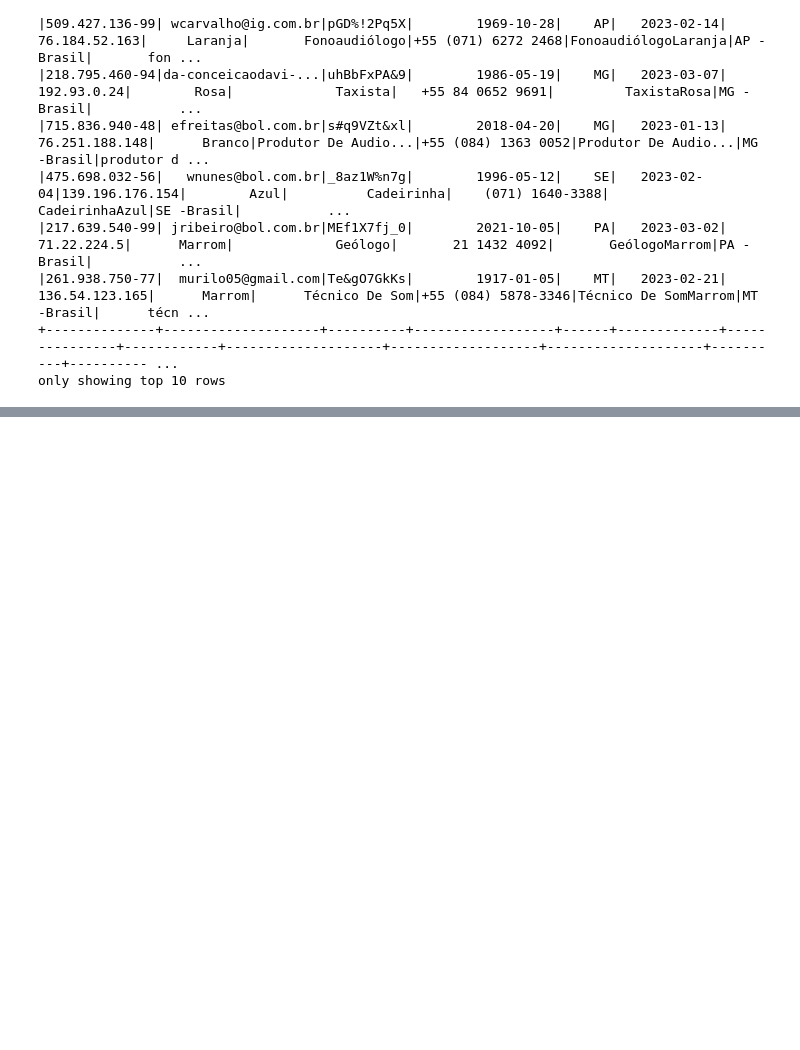
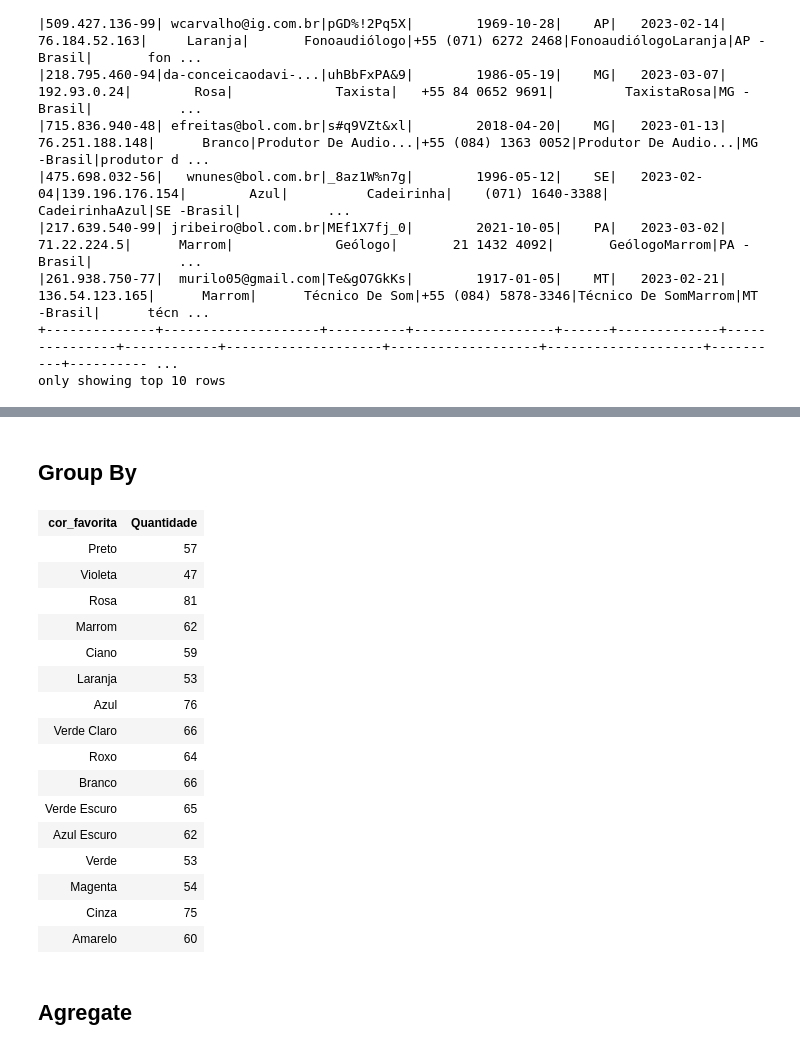
Before and after one commit to tiagomartins03/BigData, a Jupyter notebook: ApacheSpark_Course01/SparkFuntions.ipynb, the cells around one changed output, grey strips where cells are left out. Saved outputs shown, nothing was run; the diff lists cells and outputs as text; code cells hidden in the pictures; blank space fills up the shorter version.

```diff
--- a/ApacheSpark_Course01/SparkFuntions.ipynb
+++ b/ApacheSpark_Course01/SparkFuntions.ipynb
@@ -220,0 +304,2 @@ only showing top 10 rows
+# %%
+dfDM = spark.read.parquet('C:\\Users\\User\\Desktop\\BigData\\BigData-1\\ApacheSpark_Course01\\databases\\LOGINS.parquet')
@@ -220,0 +326,30 @@ only showing top 10 rows
+# %% [markdown]
+## Group By
+# %%
+(
+dfDM
+.groupBy('cor_favorita')
+.agg(F.count('cor_favorita').alias('Quantidade'))
+
+
+ )
+# %% [output]
+| cor_favorita | Quantidade |
+| Preto | 57 |
+| Violeta | 47 |
+| Rosa | 81 |
+| Marrom | 62 |
+| Ciano | 59 |
+| Laranja | 53 |
+| Azul | 76 |
+| Verde Claro | 66 |
+| Roxo | 64 |
+| Branco | 66 |
+| Verde Escuro | 65 |
+| Azul Escuro | 62 |
+| Verde | 53 |
+| Magenta | 54 |
+| Cinza | 75 |
+| Amarelo | 60 |
+# %% [markdown]
+## Agregate
```
Also changed, not shown: parts of 12 cells of this notebook, 1 other file.
